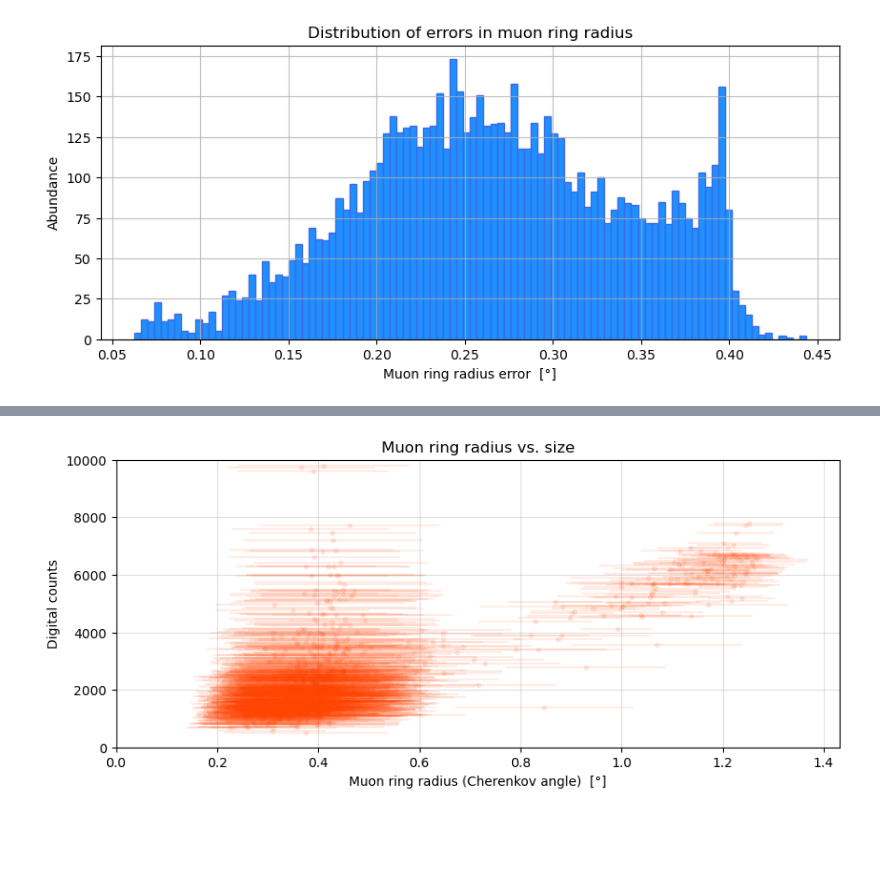
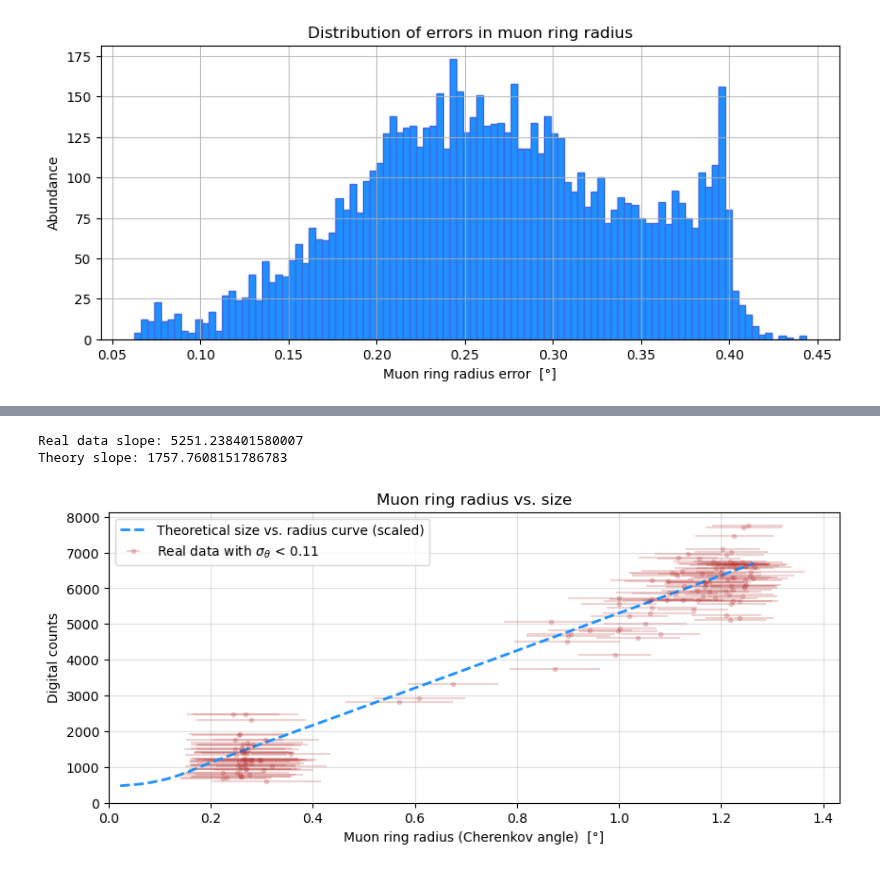
Before and after one commit to leandrorizk/magnetic_monopoles, a Jupyter notebook: muons/muon_real_ring_size_vs_radius.ipynb, the cells around one changed output, grey strips where cells are left out. Saved outputs shown, nothing was run; the diff lists cells and outputs as text; code cells hidden in the pictures; blank space fills up the shorter version.

```diff
--- a/muons/muon_real_ring_size_vs_radius.ipynb
+++ b/muons/muon_real_ring_size_vs_radius.ipynb
@@ -119,19 +125,0 @@ plt.show()
-# %%
-fig, ax = plt.subplots(figsize=(10, 4))
-
-plt.errorbar(x=muon_radii[muon_radii_err < err_cutoff],
-             xerr=muon_radii_err[muon_radii_err < err_cutoff],
-             y=muon_sizes[muon_radii_err < err_cutoff],
-             c='orangered', marker='o', ms=3, ls='', alpha=0.1)
-
-plt.grid(alpha=0.4)
-plt.xlabel('Muon ring radius (Cherenkov angle)  [°]')
-plt.ylabel('Digital counts')
-plt.title('Muon ring radius vs. size')
-
-plt.xlim(xmin=0)
-plt.ylim(0, 1e4)
-
-plt.show()
-# %% [output]
-[figure, removed]
@@ -137,0 +140,6 @@ plt.show()
+# %%
+def linear_0(y, a):
+
+    a_prime = 1/a
+
+    return a_prime * y
@@ -137,0 +185,54 @@ plt.show()
+# %%
+fit_0 = curve_fit(
+    linear_0,
+    xdata=good_muon_sizes,
+    ydata=good_muon_radii,
+    sigma=good_muon_radii_err,
+    absolute_sigma=True,
+    p0=[5000],
+)
+# %%
+slope_0 = fit_0[0][0]
+print('Real data slope:', slope_0)
+print('Theory slope:', theory_slope)
+# %% [output]
+Real data slope: 5251.238401580007
+Theory slope: 1757.7608151786783
+# %%
+GAIN = slope_0 / theory_slope
+
+angles_range = np.linspace(
+    np.min(good_muon_radii) - 0.05,
+    np.max(good_muon_radii) + 0.05,
+    1000
+)
+
+fig, ax = plt.subplots(figsize=(10, 4))
+
+plt.errorbar(x=good_muon_radii,
+             xerr=good_muon_radii_err,
+             y=good_muon_sizes,
+             c='firebrick', marker='o', ms=3, ls='', alpha=0.2,
+             label=r'Real data with $\sigma_\theta$ < {}'.format(round(err_cutoff, 2)))
+
+# plt.plot(angles_range, slope_0 * angles_range, c='blueviolet', lw=2.5,
+#          label=r'Linear fit: $N \, = \, {} \, \theta$'.format(
+#              round(slope_0, 2),
+#          ))
+
+plt.plot(angles_deg, true_ring_intensities * GAIN, c='dodgerblue', lw=2, ls='--',
+         label='Theoretical size vs. radius curve (scaled)')
+
+plt.grid(alpha=0.4)
+plt.xlabel('Muon ring radius (Cherenkov angle)  [°]')
+plt.ylabel('Digital counts')
+plt.title('Muon ring radius vs. size')
+
+plt.xlim(xmin=0)
+plt.ylim(ymin=0)
+# plt.ylim(0, 1e4)
+
+plt.legend()
+plt.show()
+# %% [output]
+[figure, added]
```
Also changed, not shown: parts of 34 cells of this notebook, 6 other files.
